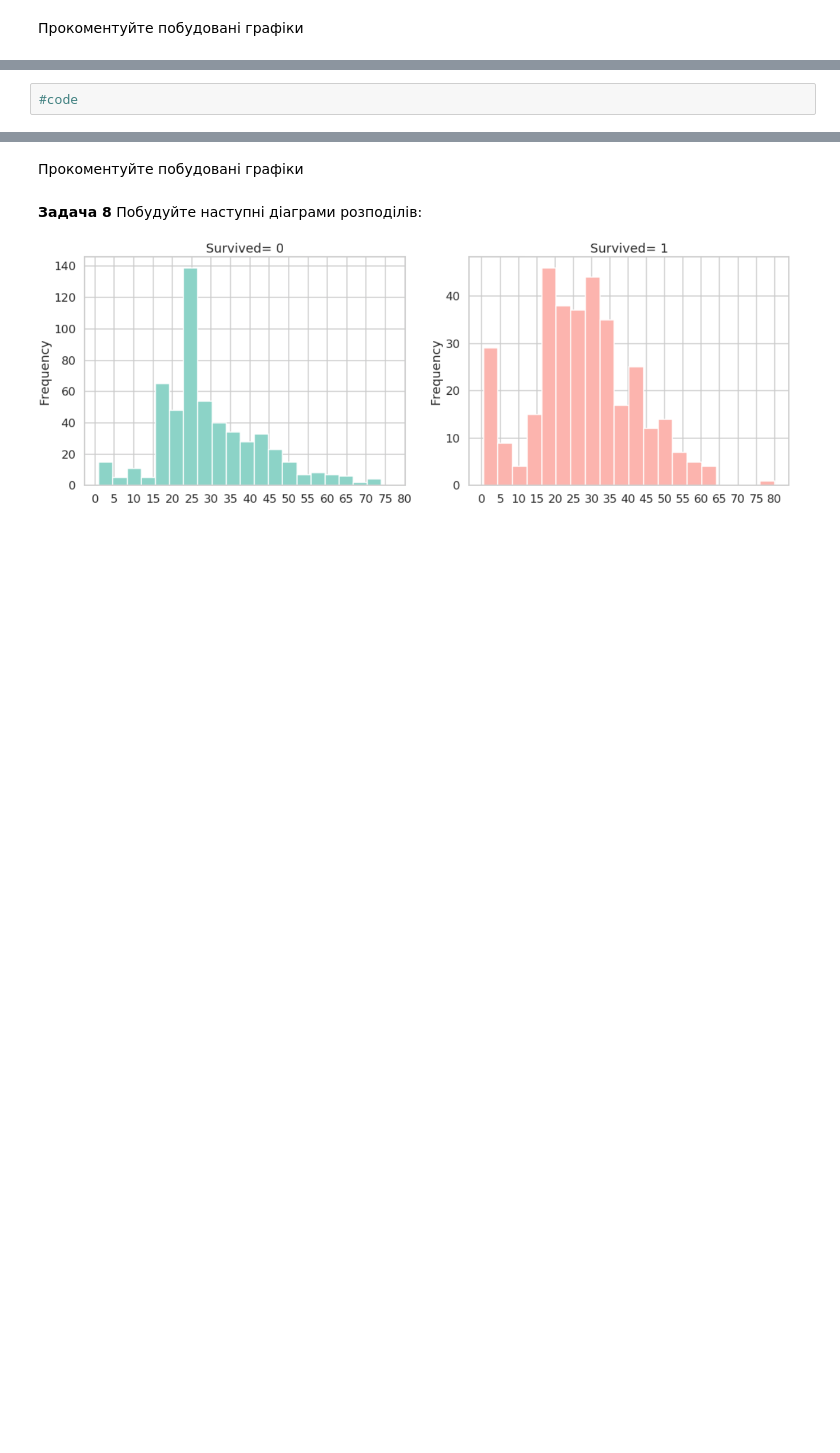
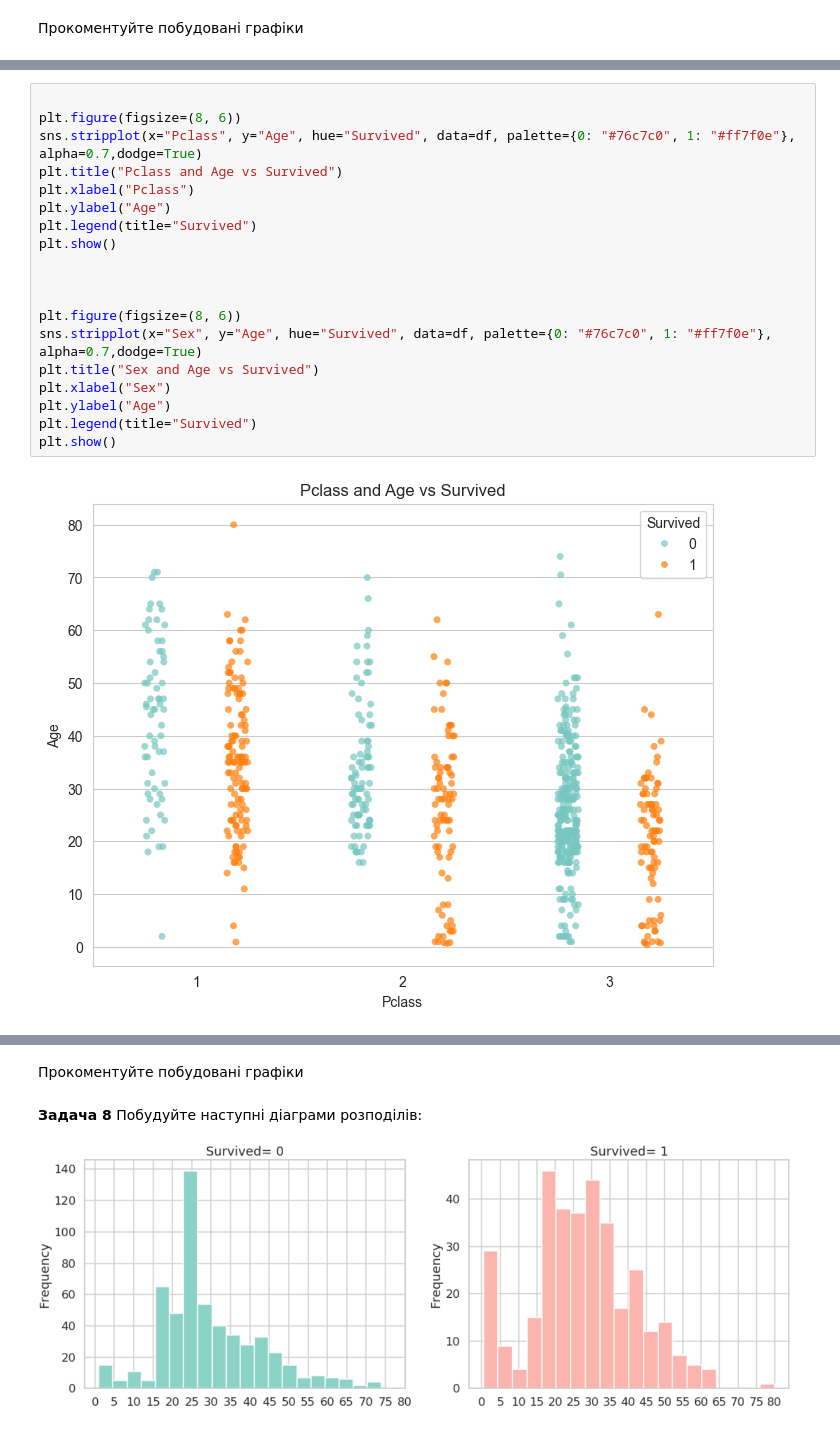
Before and after one commit to rsukhai/aioujes, a Jupyter notebook: pract2/Task2_basic_ai_ad_(3).ipynb, the cells around one changed output, grey strips where cells are left out. Drawn from its saved outputs; the diff is of its cells as text; blank space fills up the shorter version.

```diff
--- a/pract2/Task2_basic_ai_ad_(3).ipynb
+++ b/pract2/Task2_basic_ai_ad_(3).ipynb
@@ -104,5 +206,24 @@ See the caveats in the documentation: https://pandas.pydata.org/pandas-docs/stab
 # %% [markdown]
 **Задача 7:** Побудуйте наступні графіки та опишіть, що власне на них відображається.
 ![image.png](embedded-picture-1)![image.png](attachment:51486806-bd5d-4ae3-b95a-548aebf83de2.png)
-# %%
-#code
+# %%
+
+plt.figure(figsize=(8, 6))
+sns.stripplot(x="Pclass", y="Age", hue="Survived", data=df, palette={0: "#76c7c0", 1: "#ff7f0e"}, alpha=0.7,dodge=True)
+plt.title("Pclass and Age vs Survived")
+plt.xlabel("Pclass")
+plt.ylabel("Age")
+plt.legend(title="Survived")
+plt.show()
+
+
+
+plt.figure(figsize=(8, 6))
+sns.stripplot(x="Sex", y="Age", hue="Survived", data=df, palette={0: "#76c7c0", 1: "#ff7f0e"}, alpha=0.7,dodge=True)
+plt.title("Sex and Age vs Survived")
+plt.xlabel("Sex")
+plt.ylabel("Age")
+plt.legend(title="Survived")
+plt.show()
+# %% [output]
+[figure, added]
```
Also changed, not shown: parts of 20 cells of this notebook, 2 other files.
